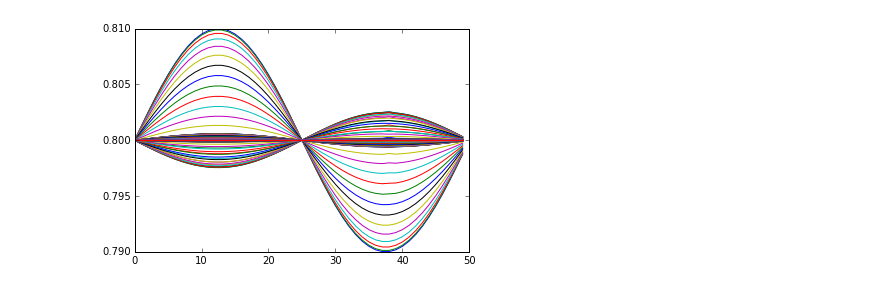
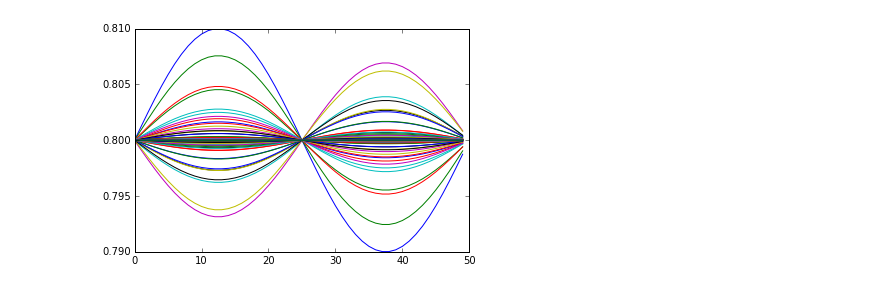
Before and after one commit to Schraivogel/hpc, a Jupyter notebook: Exercise 1_Julian.ipynb, the cells around one changed output. Saved outputs shown, nothing was run; the diff lists cells and outputs as text; code cells hidden in the pictures.

```diff
--- a/Exercise 1_Julian.ipynb
+++ b/Exercise 1_Julian.ipynb
@@ -173,37 +191,38 @@ for t in range(timesteps):
 def set_rho(epsilon, rho0, rows, cols):
 
     rho = np.full((rows,cols), rho0, dtype = float)
     valx = (2 * np.pi * np.arange(cols)) / (cols)
     rho += epsilon * np.sin(valx).reshape(1, cols)
     return rho
 
 # shear wave rho decay init
 epsilon = 0.01
 rho0 = 0.8
 assert(rho0 > epsilon), "rho0 must be bigger than the sine-offset"
 rho = set_rho(epsilon, rho0, rows, cols)
 u = np.zeros((rows, cols, 2))
 
-omega = 0.2
+omega = 0.5
 
 # Belegung des lattice, dass das mit rho, welches ich in der funktion set_rho berechnet habe, passt
 latt = calc_equilibrium(rho, u, c, w) # which is equal to f_eq
 
 plt.figure()
 
 for t in range(timesteps):
-    if t%2 == 0:
+    if t%10 == 0:
         plt.plot(rho[rows//4,:])
     latt = shift_latt(latt)
     j = calc_j(c, latt)
     rho = sum_occ(latt)
     u = calc_avg_vel(rho, j)
     f_eq = calc_equilibrium(rho, u, c, w)
     latt += omega * (f_eq - latt)
 
-#plt.savefig('Set_Rho_50_50_400_t_10.pdf')
+if savePlot == True:
+    plt.savefig('Set_Rho_300_300_300_t_50.pdf')
 # %% [output]
-[figure, old version]
+[figure, new version]
 # %%
 def set_u(epsilon, rows, cols):
 
```
Also changed, not shown: parts of 5 cells of this notebook, 5 other files.
